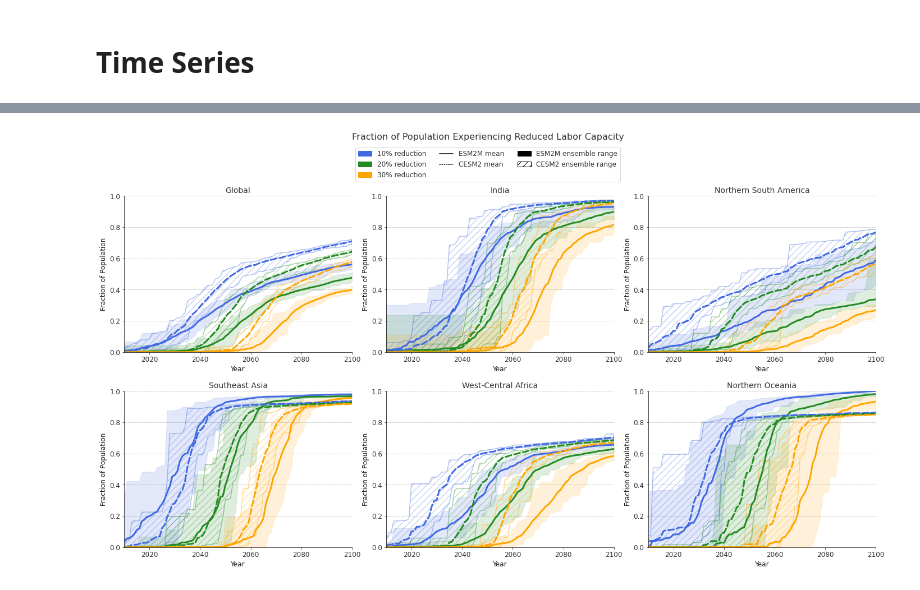
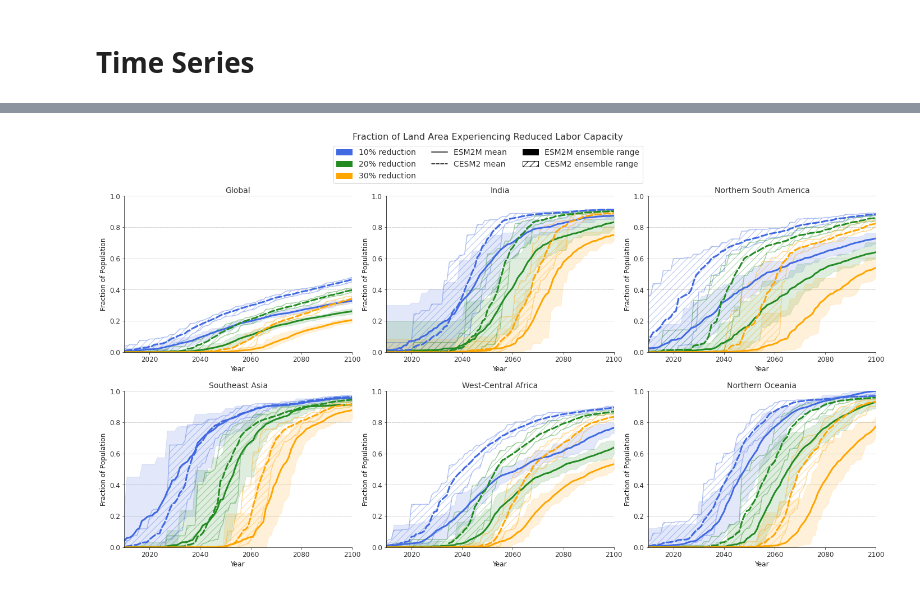
Before and after one commit to KYan19/pei, a Jupyter notebook: notebooks/8.2_Summer_ToE.ipynb, the cells around one changed output, grey strips where cells are left out. Drawn from its saved outputs; the diff is of its cells as text; code cells hidden in the pictures.

Commit message:
Edits to plot style

```diff
--- a/notebooks/8.2_Summer_ToE.ipynb
+++ b/notebooks/8.2_Summer_ToE.ipynb
@@ -291,11 +302,15 @@ ax.set_title('Time Until First Realization of Reduced Labor Capacity: Population
 # Time Series
 # %%
 def frac_emerge_plot(ds_toe_esm2m,ds_toe_cesm2,ds_pop_esm2m,ds_pop_cesm2,title,ax):
-    # Calculate fraction of area that has emerged
+    '''Plot a single time series of fraction of population emerged'''
+    # Calculate fraction of population that has emerged
     ds_frac_esm2m = lf.frac_emerge(ds_toe_esm2m,ds_pop_esm2m)/ds_pop_esm2m.sum(['lat','lon'])
     ds_frac_cesm2 = lf.frac_emerge(ds_toe_cesm2,ds_pop_cesm2)/ds_pop_cesm2.sum(['lat','lon'])
 
+    # 10%, 20%, 30% thresholds for ESM2M
+    # Plot ensemble envelope (x,y_min,y_max)
     ax.fill_between(ds_frac_esm2m['year'],ds_frac_esm2m['0.9'].min(dim='ensemble'),ds_frac_esm2m['0.9'].max(dim='ensemble'),alpha=0.15,color='royalblue')
+    # Plot ensemble mean
     ds_frac_esm2m['0.9'].mean(dim='ensemble').plot(ax=ax,color='royalblue',linewidth=3)
 
     ax.fill_between(ds_frac_esm2m['year'],ds_frac_esm2m['0.8'].min(dim='ensemble'),ds_frac_esm2m['0.8'].max(dim='ensemble'),alpha=0.15,color='forestgreen')
@@ -304,6 +319,7 @@ def frac_emerge_plot(ds_toe_esm2m,ds_toe_cesm2,ds_pop_esm2m,ds_pop_cesm2,title,a
     ax.fill_between(ds_frac_esm2m['year'],ds_frac_esm2m['0.7'].min(dim='ensemble'),ds_frac_esm2m['0.7'].max(dim='ensemble'),alpha=0.15,color='orange')
     ds_frac_esm2m['0.7'].mean(dim='ensemble').plot(ax=ax,color='orange',linewidth=3)
 
+    # 10%, 20%, 30% thresholds for CESM2
     ax.fill_between(ds_frac_cesm2['year'],ds_frac_cesm2['0.9'].min(dim='ensemble'),ds_frac_cesm2['0.9'].max(dim='ensemble'),alpha=0.4,facecolor='none',hatch='//',edgecolor='royalblue',linewidth=1.5)
     ds_frac_cesm2['0.9'].mean(dim='ensemble').plot(ax=ax,color='royalblue',linestyle='dashed',linewidth=3)
 
@@ -313,7 +329,7 @@ def frac_emerge_plot(ds_toe_esm2m,ds_toe_cesm2,ds_pop_esm2m,ds_pop_cesm2,title,a
     ax.fill_between(ds_frac_cesm2['year'],ds_frac_cesm2['0.7'].min(dim='ensemble'),ds_frac_cesm2['0.7'].max(dim='ensemble'),alpha=0.4,facecolor='none',hatch='//',edgecolor='orange',linewidth=1.5)
     ds_frac_cesm2['0.7'].mean(dim='ensemble').plot(ax=ax,color='orange',linestyle='dashed',linewidth=3)
 
-    # Set labels, limits
+    # Set labels, limits, title
     ax.set_xlabel('Year')
     ax.set_ylabel('Fraction of Population')
     ax.set_ylim([0,1])
@@ -352,36 +419,36 @@ index = 0
 
 # Loop through regions
 for region in regions:
     # Get correct axis
     ax = axs[int(index/3)][index%3]
     index+=1
 
     ds_esm2m = lf.slice_region(ds_toe_esm2m,region,'GFDL')
-    pop_esm2m = lf.slice_region(ds_pop_esm2m,region,'GFDL')
+    pop_esm2m = lf.slice_region(land_area_esm2m,region,'GFDL')
     ds_cesm2 = lf.slice_region(ds_toe_cesm2,region,'CESM2')
-    pop_cesm2 = lf.slice_region(ds_pop_cesm2,region,'CESM2')
+    pop_cesm2 = lf.slice_region(land_area_cesm2,region,'CESM2')
 
     frac_emerge_plot(ds_esm2m,ds_cesm2,pop_esm2m,pop_cesm2,region,ax)
 
 # Set legend
 blue_patch = mpatches.Patch(color='royalblue', label='10% reduction')
 green_patch = mpatches.Patch(color='forestgreen', label='20% reduction')
 orange_patch = mpatches.Patch(color='orange', label='30% reduction')
 
 solid_line = mlines.Line2D([], [], color='black', linestyle='solid', label='ESM2M mean')
-dot_line = mlines.Line2D([], [], color='black', linestyle='dotted', label='CESM2 mean')
+dot_line = mlines.Line2D([], [], color='black', linestyle='dashed', label='CESM2 mean')
 
 solid_patch = mpatches.Patch(color='black', label='ESM2M ensemble range')
 hatch_patch = mpatches.Patch(fill=False, hatch='//', color='black', label='CESM2 ensemble range')
 
 fig.subplots_adjust(top=0.85)
 legend_ax = fig.add_axes([0.3, 0.875, 0.4, 0.08])
-legend_ax.legend(handles=[blue_patch,green_patch,orange_patch,solid_line,dot_line,solid_patch,hatch_patch],ncol=3,fancybox=True,loc='center',fontsize=12);
+legend_ax.legend(handles=[blue_patch,green_patch,orange_patch,solid_line,dot_line,solid_patch,hatch_patch],ncol=3,loc='center');
 legend_ax.set_frame_on(False)
 legend_ax.grid(False)
 legend_ax.tick_params(bottom=False,left=False,labelbottom=False,labelleft=False)
 
 fig.subplots_adjust(wspace=.15,hspace=.25)
-fig.suptitle('Fraction of Population Experiencing Reduced Labor Capacity',fontsize=16);
+fig.suptitle('Fraction of Land Area Experiencing Reduced Labor Capacity',fontsize=16);
 # %% [output]
-[figure, old version]
+[figure, new version]
```
Also changed, not shown: parts of 24 cells of this notebook, 3 other files.
